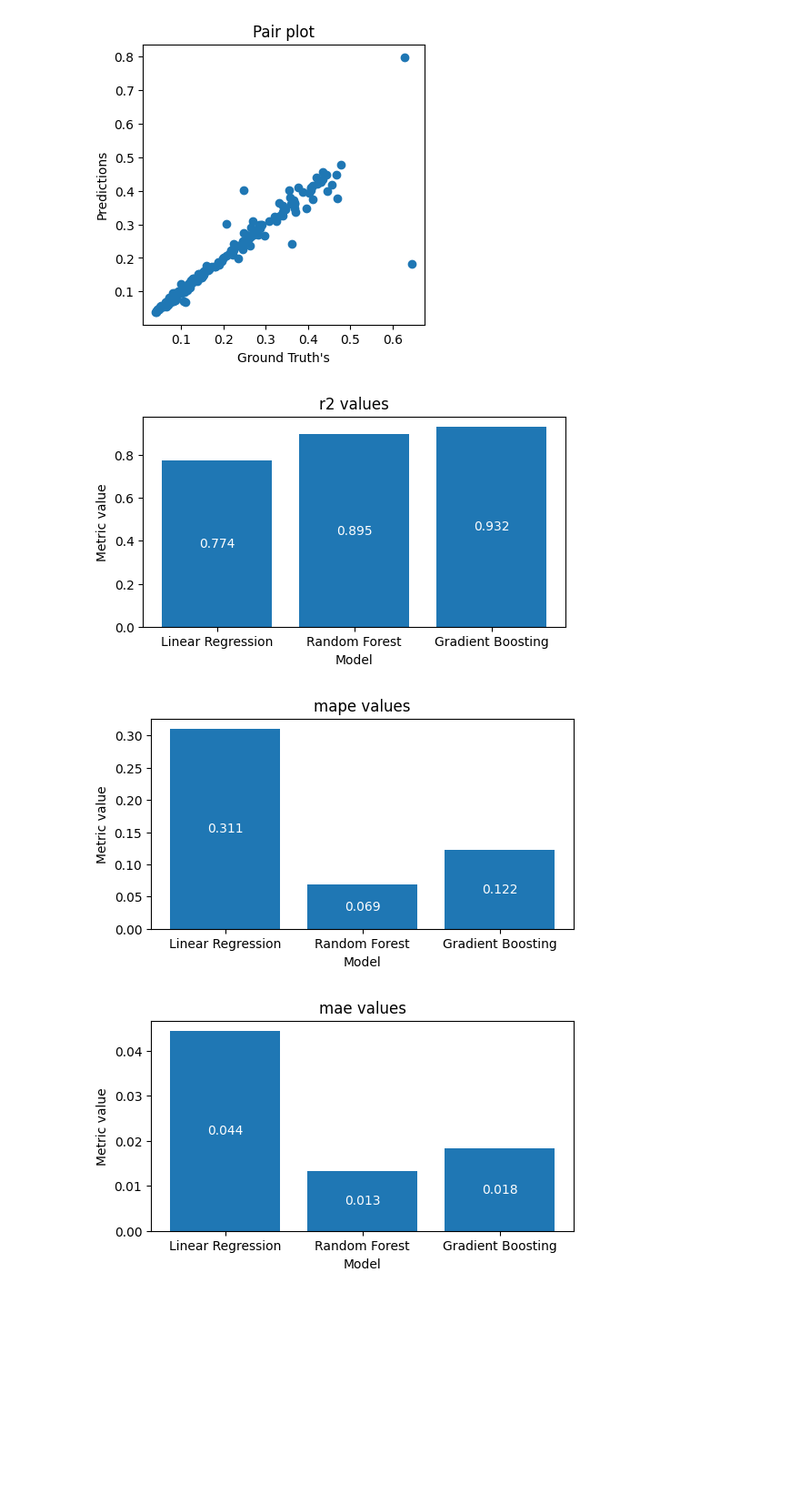
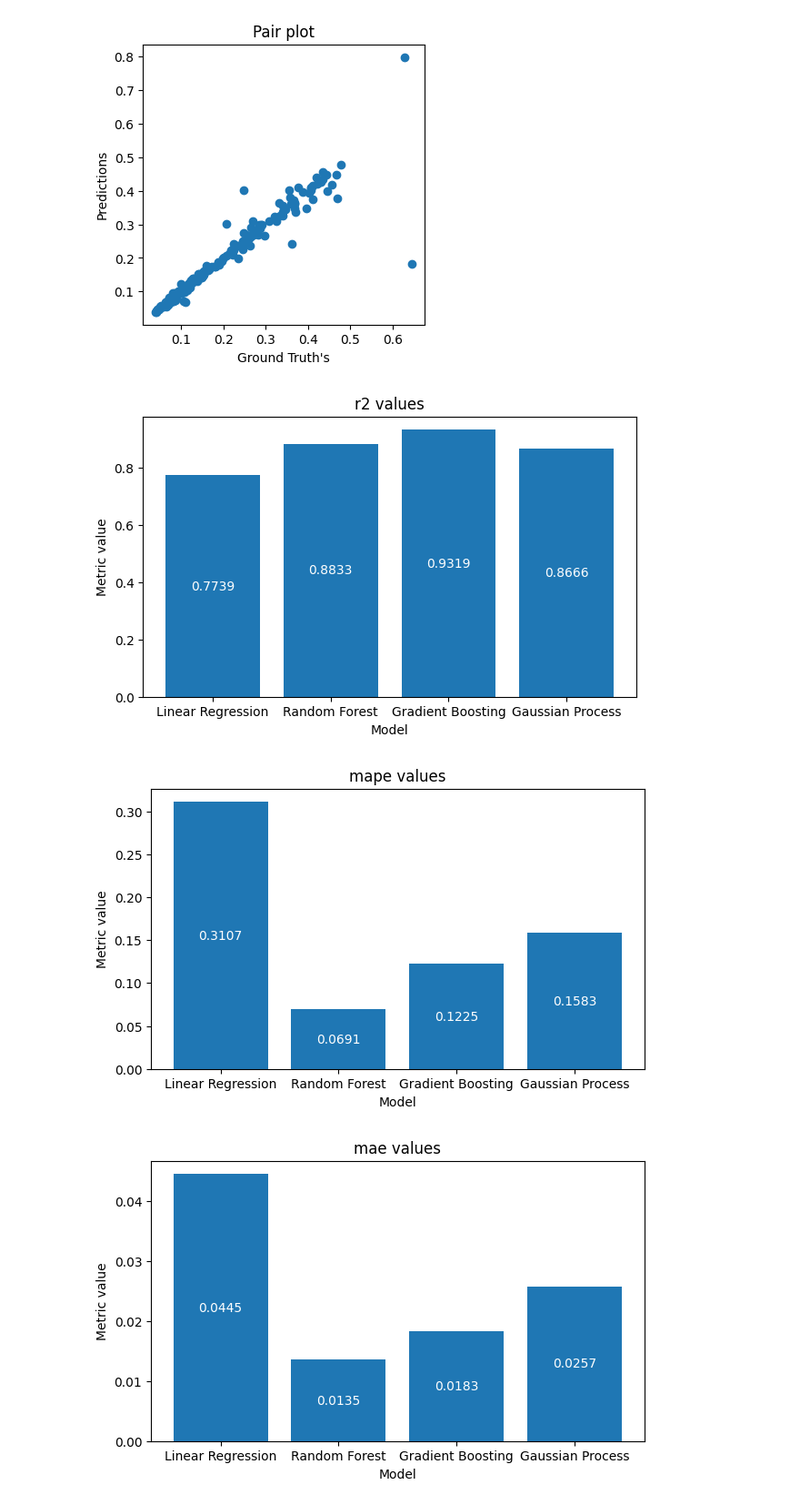
Before and after one commit to favead/UBendLossCoefficientAutoDetermenition, a Jupyter notebook: notebooks/base_models.ipynb, the cells around one changed output. Shown at 91% size. Cells and saved outputs as stored; diff of their text form; code cells hidden in the pictures; blank space fills up the shorter version.

```diff
--- a/notebooks/base_models.ipynb
+++ b/notebooks/base_models.ipynb
@@ -43,6 +47,14 @@ def get_test_score(
     print(f"Validation R2 score: {r2_score(y, model.predict(X))}")
     print(f"MSE: {mean_squared_error(y, model.predict(X))}")
     return None
+# %%
+def gpregression(Xtrain,Ytrain,Nfeature):
+    cmean=[1.0]*Nfeature
+    cbound=[[1e-6, 1e6]]*Nfeature
+    kernel = C(1.0, (1e-6,1e6)) * matk(cmean,cbound,1.2) + Wht(1.0, (1e-6, 1e6))  # Matern kernel
+    gp = GaussianProcessRegressor(kernel=kernel, n_restarts_optimizer=5, normalize_y=False)
+    # gp.fit(Xtrain, Ytrain)
+    return gp
 # %%
 train_data = pd.read_csv("../data/processed/train.csv")
 val_data = pd.read_csv("../data/processed/val.csv")
@@ -51,0 +72,4 @@ val_X, val_y = val_data.drop("pt_loss", axis=1), val_data["pt_loss"]
+# %%
+gp, gp_metrics = fit_and_validate_model(
+    gpregression(None, None, 7), train_X.values, train_y.values, val_X.values, val_y.values
+)
@@ -83,6 +121,6 @@ MSE: 0.0016912896195328186
 # %%
 grad_boost_reg, grad_boost_reg_metrics = fit_and_validate_model(
-    GradientBoostingRegressor(),
+    GradientBoostingRegressor(init=gpregression(None, None, 7)),
     train_X.values,
     train_y.values,
     val_X.values,
@@ -103,7 +141,7 @@ def visualize_residuals(
 ) -> None:
     val_preds = model.predict(val_X)
     residuals = val_y - val_preds
-    plt.figure(figsize=(4, 4))
+    plt.figure(figsize=(5, 5))
     plt.title("Residuals")
     plt.hist(residuals, bins=len(val_y) // 10)
     plt.show()
@@ -116,7 +154,7 @@ def visualize_pairplot(
     val_y: np.ndarray,
 ) -> None:
     val_preds = model.predict(val_X)
-    plt.figure(figsize=(4, 4))
+    plt.figure(figsize=(5, 5))
     plt.title("Pair plot")
     plt.scatter(val_preds, val_y)
     plt.ylabel("Predictions")
@@ -128,17 +166,17 @@ def visualize_pairplot(
 def visualize_metrics(
     scores: list[float], labels: list[str], metric_name: str
 ) -> None:
-    plt.figure(figsize=(6, 3))
+    plt.figure(figsize=(7, 4))
     plt.title(f"{metric_name} values")
     plt.bar_label(
         plt.bar(labels, scores),
-        [round(score, 3) for score in scores],
+        [round(score, 4) for score in scores],
         label_type="center",
         c='white'
     )
     plt.xlabel("Model")
     plt.ylabel("Metric value")
-    plt.show()
+    plt.savefig(f"../artifacts/{metric_name}.png")
     return None
 # %%
 visualize_residuals(lin_reg, val_X.values, val_y.values)
@@ -161,11 +199,11 @@ visualize_pairplot(rand_forest, val_X.values, val_y.values)
 # %%
 for key in lin_reg_metrics.keys():
     visualize_metrics(
-        [metric_dict.get(key) for metric_dict in [lin_reg_metrics, rand_forest_metrics, grad_boost_reg_metrics]],
-        ["Linear Regression", "Random Forest", "Gradient Boosting"],
+        [metric_dict.get(key) for metric_dict in [lin_reg_metrics, rand_forest_metrics, grad_boost_reg_metrics, gp_metrics]],
+        ["Linear Regression", "Random Forest", "Gradient Boosting", "Gaussian Process"],
         key
     )
 # %% [output]
-[figure, old version]
+[figure, new version]
-[figure, old version]
+[figure, new version]
-[figure, old version]
+[figure, new version]
```
Also changed, not shown: parts of 12 cells of this notebook, 6 other files.
